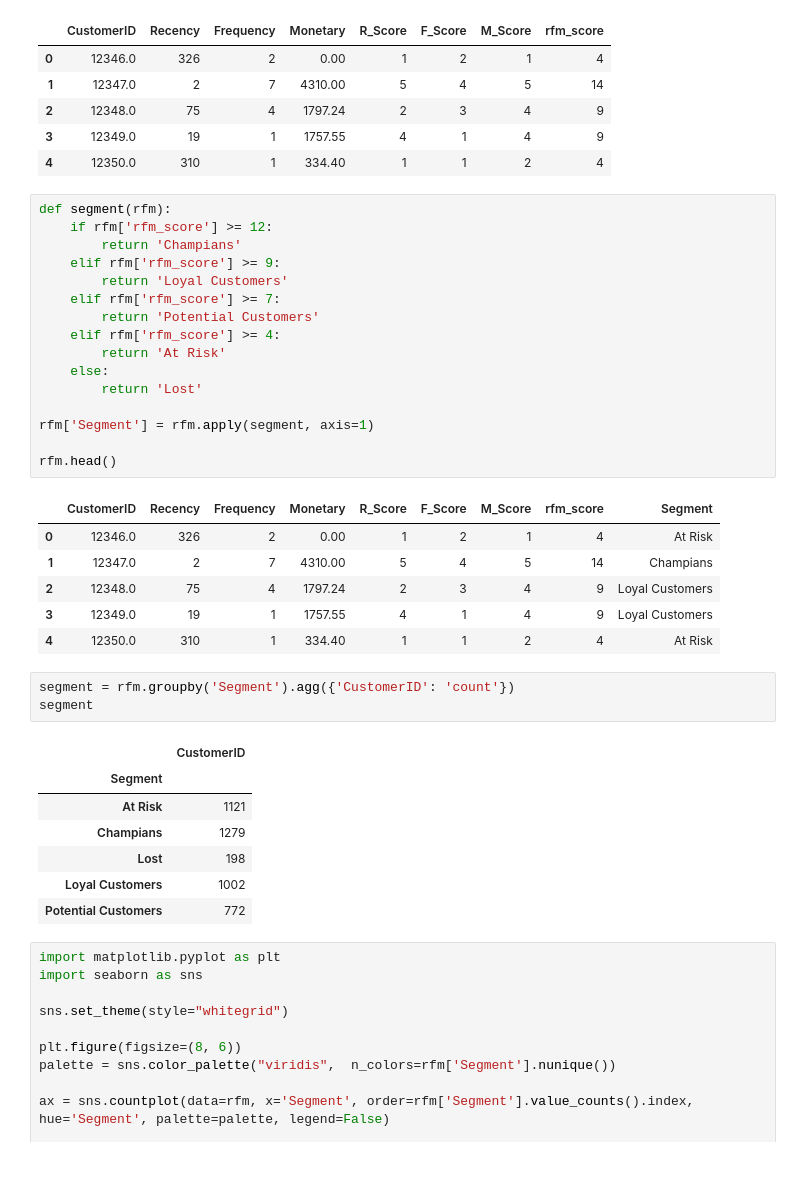
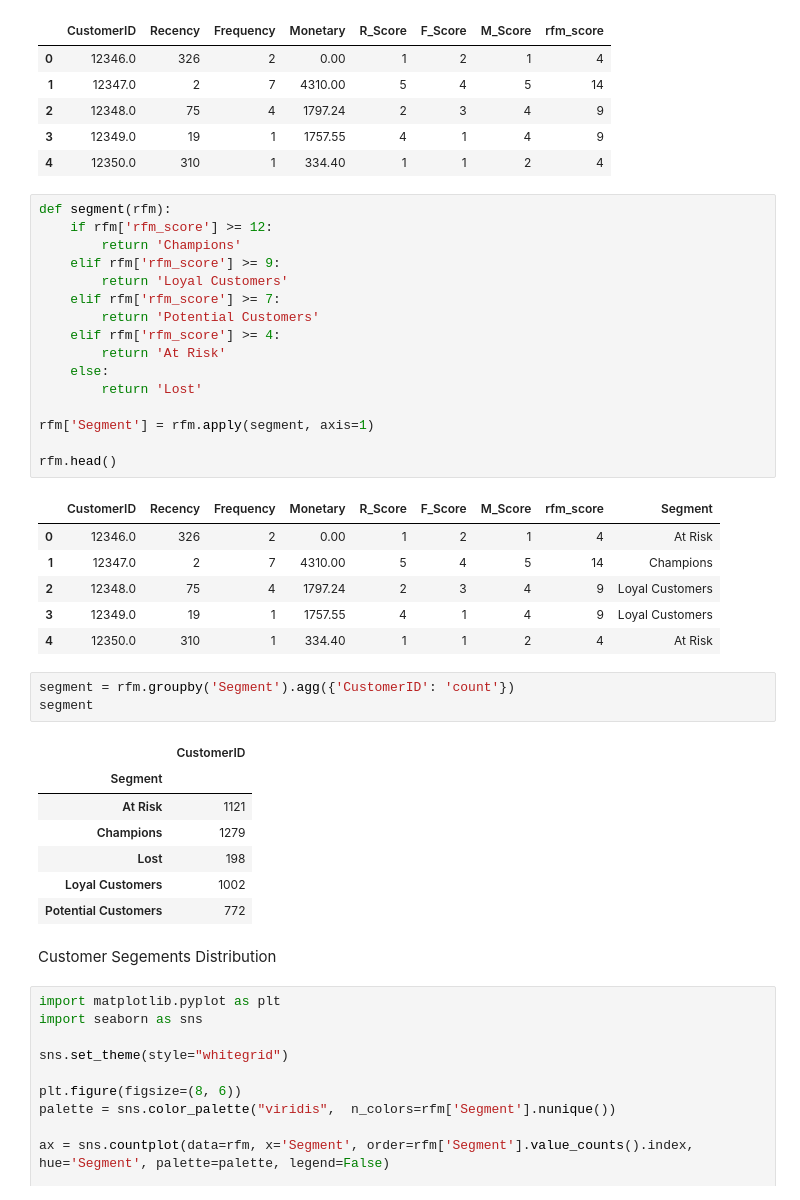
Before and after one commit to iammarafzal/customer-segmentation-analysis, a Jupyter notebook: main.ipynb, the cells around one changed output. Drawn from its saved outputs; the diff is of its cells as text; blank space fills up the shorter version.

```diff
--- a/main.ipynb
+++ b/main.ipynb
@@ -108,23 +108,23 @@ rfm.head()
 # %%
 def segment(rfm):
     if rfm['rfm_score'] >= 12:
-        return 'Champians'
+        return 'Champions'
     elif rfm['rfm_score'] >= 9:
         return 'Loyal Customers'
     elif rfm['rfm_score'] >= 7:
         return 'Potential Customers'
     elif rfm['rfm_score'] >= 4:
         return 'At Risk'
     else:
         return 'Lost'
 
 rfm['Segment'] = rfm.apply(segment, axis=1)
 
 rfm.head()
 # %% [output]
 |  | CustomerID | Recency | Frequency | Monetary | R_Score | F_Score | M_Score | rfm_score | Segment |
 | 0 | 12346.0 | 326 | 2 | 0.00 | 1 | 2 | 1 | 4 | At Risk |
-| 1 | 12347.0 | 2 | 7 | 4310.00 | 5 | 4 | 5 | 14 | Champians |
+| 1 | 12347.0 | 2 | 7 | 4310.00 | 5 | 4 | 5 | 14 | Champions |
 | 2 | 12348.0 | 75 | 4 | 1797.24 | 2 | 3 | 4 | 9 | Loyal Customers |
 | 3 | 12349.0 | 19 | 1 | 1757.55 | 4 | 1 | 4 | 9 | Loyal Customers |
 | 4 | 12350.0 | 310 | 1 | 334.40 | 1 | 1 | 2 | 4 | At Risk |
@@ -135,10 +135,12 @@ segment
 |  | CustomerID |
 | Segment |  |
 | At Risk | 1121 |
-| Champians | 1279 |
+| Champions | 1279 |
 | Lost | 198 |
 | Loyal Customers | 1002 |
 | Potential Customers | 772 |
+# %% [markdown]
+Customer Segements Distribution
 # %%
 import matplotlib.pyplot as plt
 import seaborn as sns
```
Also changed, not shown: parts of 7 cells of this notebook.
